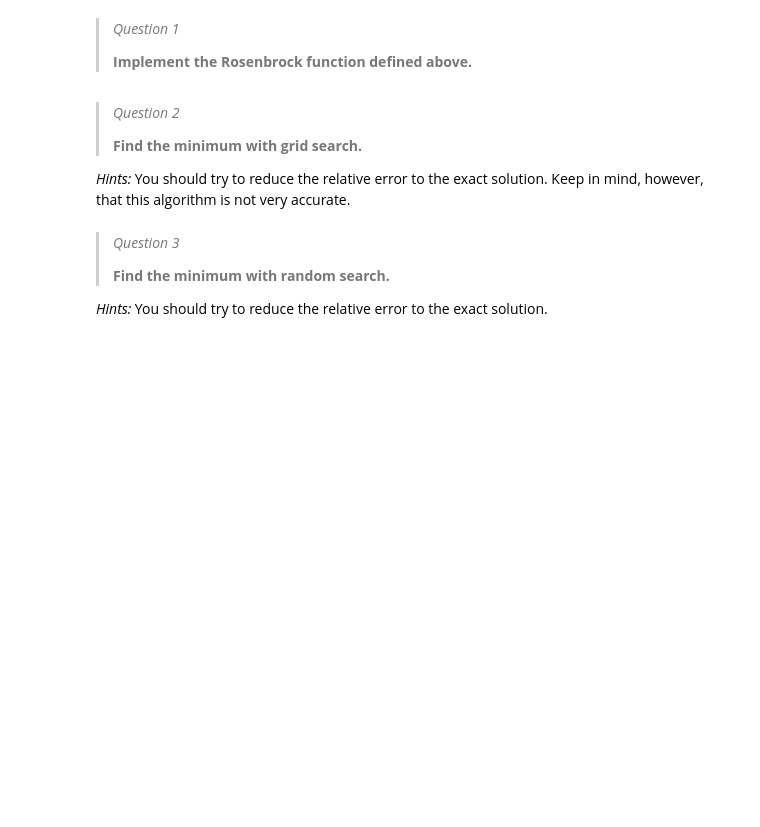
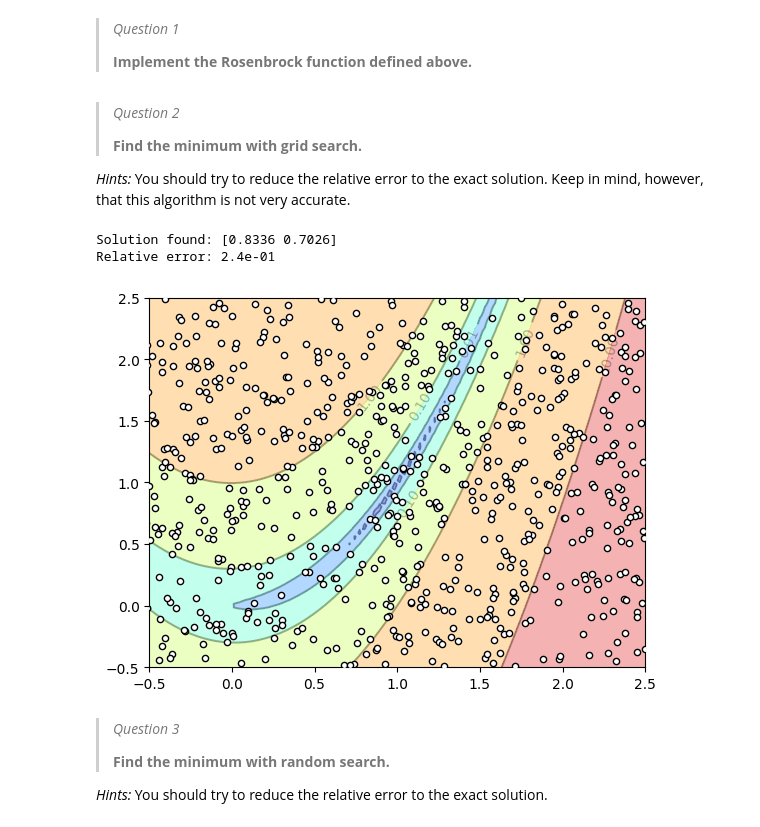
Before and after one commit to Augustin-Br/IGI-3013, a Jupyter notebook: TD2/lab02/lab02.ipynb, the cells around one changed output. Drawn from its saved outputs; the diff is of its cells as text; code cells hidden in the pictures; blank space fills up the shorter version.

```diff
--- a/TD2/lab02/lab02.ipynb
+++ b/TD2/lab02/lab02.ipynb
@@ -829,7 +828,7 @@ where $a$ and $b$ are constant values normally fixed to $a=1$ and $b=100$. This
 # %%
 def rosenbrock(w, a=1, b=100):
     x, y = w
-    J = None # YOUR CODE HERE
+    J = (a - x)**2 + b * (y - x**2)**2
     return J / 100
 # %%
 # If this cell raises an error, your solution is *NOT* correct
@@ -855,26 +854,30 @@ assert rosenbrock([ 2,  1]) == 9.01
 # %%
 np.random.seed(42)
 
 # Search space
-wmin = None # YOUR CODE HERE
-wmax = None # YOUR CODE HERE
+wmin = [-1.5, -0.5] # YOUR CODE HERE
+wmax = [ 2.5,  2.5] # YOUR CODE HERE
 
 # Number of points to search
-n_points = None # YOUR CODE HERE
+n_points = 1000 # YOUR CODE HERE
 
 # Optimization
 #
 #     w, history = grid_search(rosenbrock, ...)
 #
-... # YOUR CODE HERE
+w, history = grid_search(rosenbrock, wmin, wmax, n_points)
 
 # Feedback
 print(f'Solution found:', np.round(w, decimals=4))
 print('Relative error: {:1.1e}'.format(np.linalg.norm(w - [1, 1]) / np.linalg.norm([1, 1])))
 
 # Visualization
 plot_function(rosenbrock, [-0.5, -0.5], [2.5, 2.5])
 plot_history(history)
+# %% [output]
+Solution found: [0.8336 0.7026]
+Relative error: 2.4e-01
+[figure, added]
 # %% [markdown]
 > *Question 3*
 >
```
Also changed, not shown: parts of 2 cells of this notebook.
